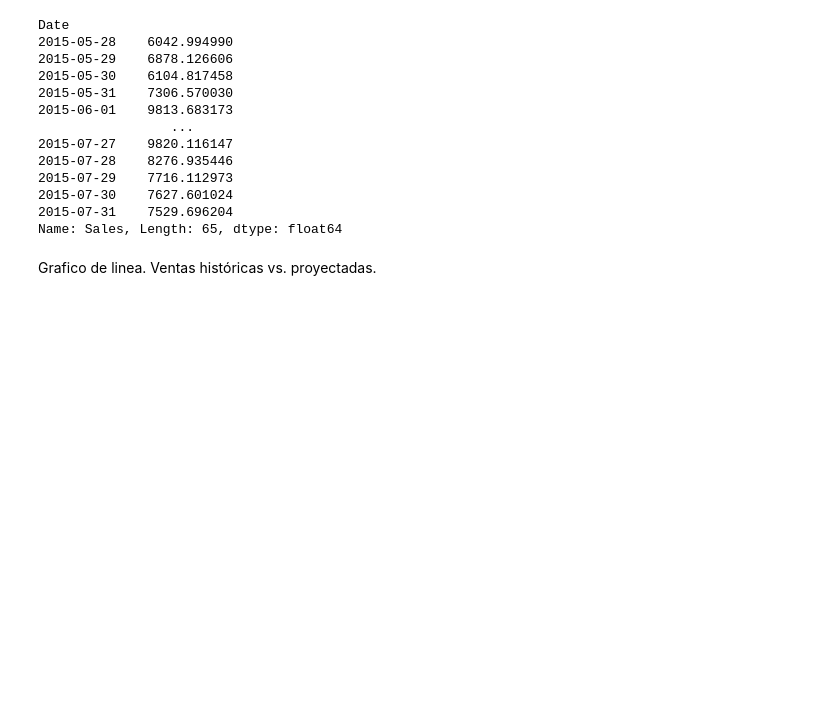
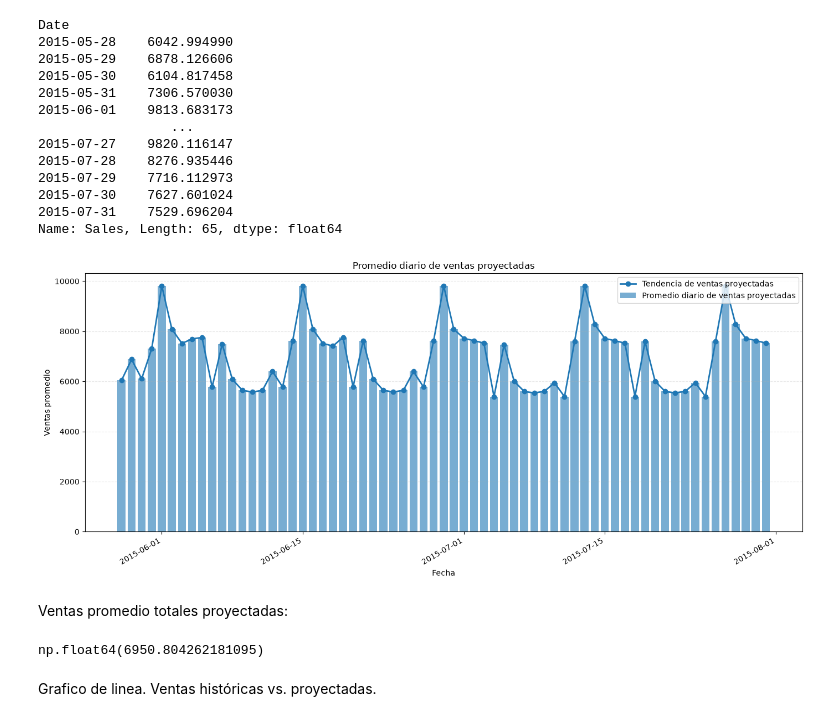
Before and after one commit to ianCristianAriel/2026-forecasting-ventas, a Jupyter notebook: notebooks/3_machine_learning.ipynb, the cells around one changed output. Cells and saved outputs as stored; diff of their text form; code cells hidden in the pictures; blank space fills up the shorter version.

```diff
--- a/notebooks/3_machine_learning.ipynb
+++ b/notebooks/3_machine_learning.ipynb
@@ -612,6 +612,69 @@ Date
 2015-07-30    7627.601024
 2015-07-31    7529.696204
 Name: Sales, Length: 65, dtype: float64
+# %%
+# Crear la figura
+
+fig, ax = plt.subplots(figsize=(14, 6))
+
+# Gráfico de barras
+
+ax.bar(
+
+    promedio_diario_ventas_proyectadas.index,
+
+    promedio_diario_ventas_proyectadas.values,
+
+    label='Promedio diario de ventas proyectadas',
+
+    alpha=0.6
+
+)
+
+# Gráfico de líneas superpuesto
+
+ax.plot(
+
+    promedio_diario_ventas_proyectadas.index,
+
+    promedio_diario_ventas_proyectadas.values,
+
+    marker='o',
+
+    linewidth=2,
+
+    label='Tendencia de ventas proyectadas'
+
+)
+
+# Configurar el gráfico
+
+ax.set_title('Promedio diario de ventas proyectadas')
+
+ax.set_xlabel('Fecha')
+
+ax.set_ylabel('Ventas promedio')
+
+ax.legend()
+
+ax.grid(axis='y', linestyle='--', alpha=0.3)
+
+# Formatear las fechas del eje X
+
+fig.autofmt_xdate()
+
+plt.tight_layout()
+
+plt.show()
+# %% [output]
+[figure, added]
+# %% [markdown]
+Ventas promedio totales proyectadas:
+# %%
+promedio_general_ventas_diarias_proyectadas = promedio_diario_ventas_proyectadas.mean()
+promedio_general_ventas_diarias_proyectadas
+# %% [output]
+np.float64(6950.804262181095)
 # %% [markdown]
 Grafico de linea. Ventas históricas vs. proyectadas.
 # %%
```
Also changed, not shown: parts of 5 cells of this notebook, 6 other files.
